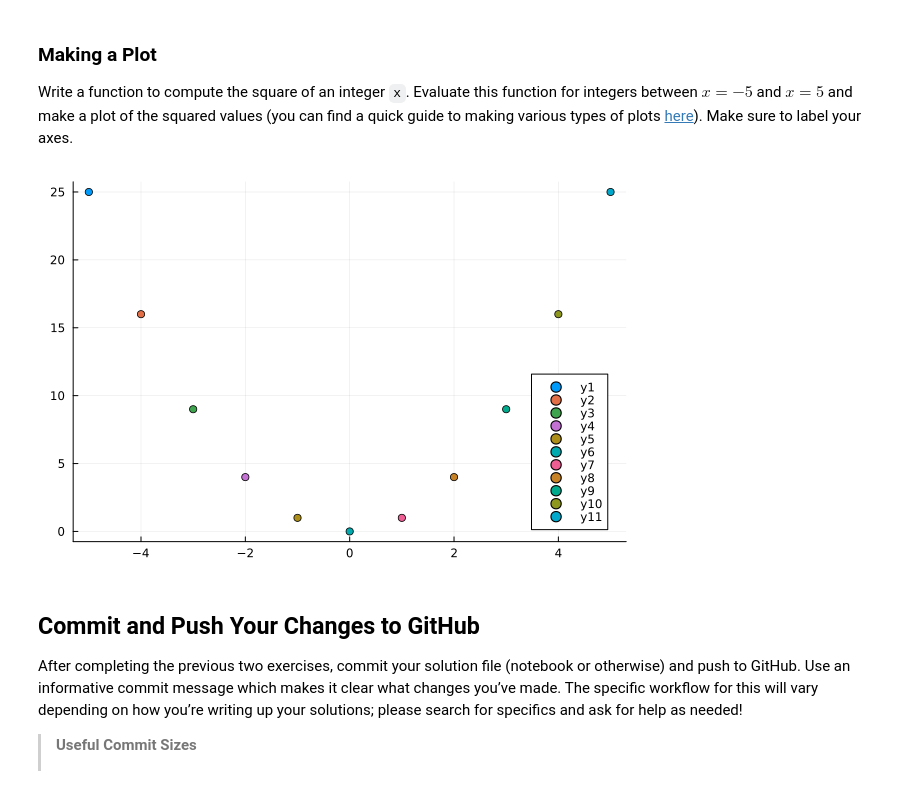
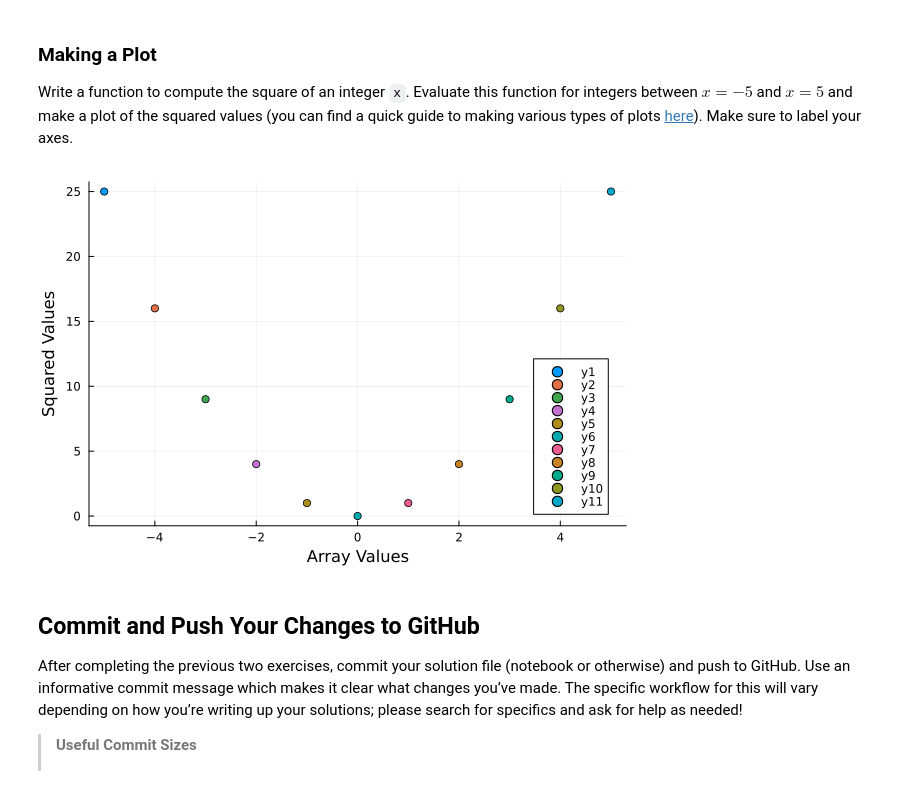
Before and after one commit to BEE4750-FA24/lab-1-CamdenWehrle, a Jupyter notebook: lab01.ipynb, the cells around one changed output. Cells and saved outputs as stored; diff of their text form; code cells hidden in the pictures.

```diff
--- a/lab01.ipynb
+++ b/lab01.ipynb
@@ -279,14 +260,16 @@ Make sure to label your axes.
 # %%
 function integer_square(x) # define a function
     squared = x .^ 2 #square the input integer
 end
 
 array = [-5 -4 -3 -2 -1 0 1 2 3 4 5] #define the array of the values we want to plot after squaring
 squared_array = integer_square(array) #run the function to alter to array to contain squared values
 
 scatter(array, squared_array) #plot the squared values on the y axis
+xlabel!("Array Values") #Label the x axis
+ylabel!("Squared Values") #Label the y axis
 # %% [output]
-[figure, old version]
+[figure, new version]
 # %% [markdown]
 ## Commit and Push Your Changes to GitHub
 
```
Also changed, not shown: parts of 5 cells of this notebook.
